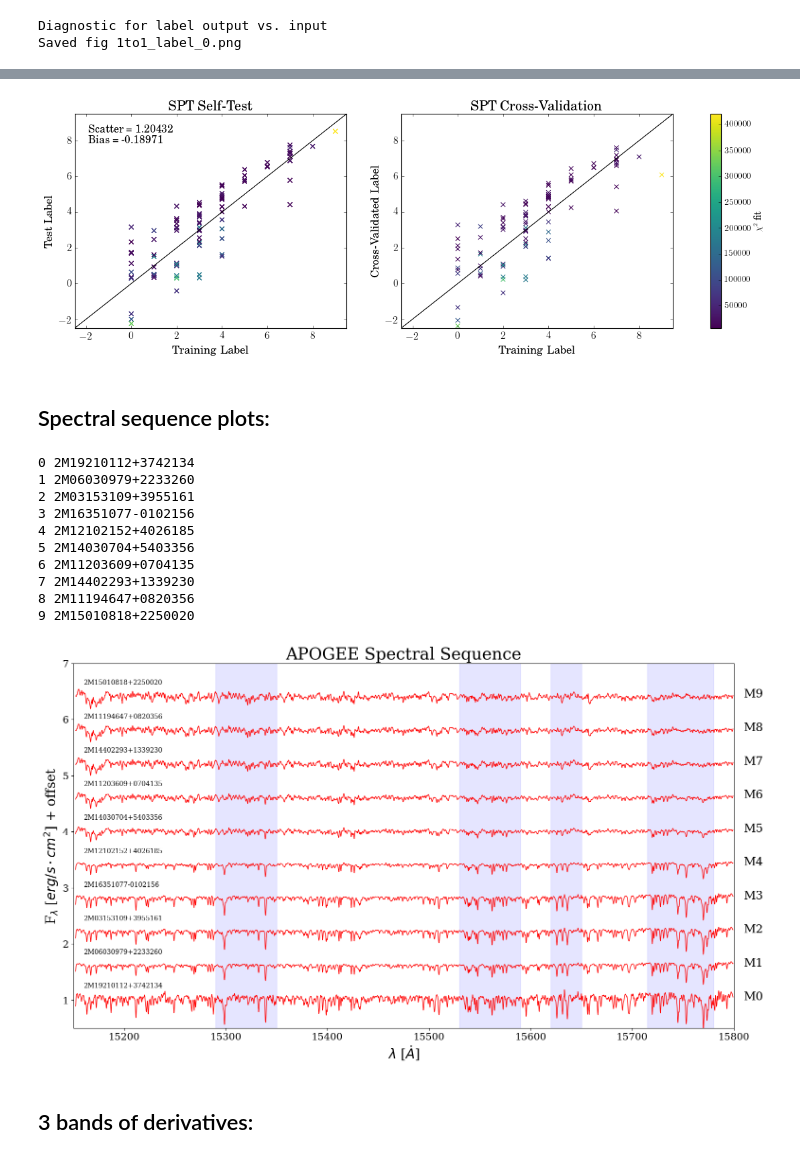
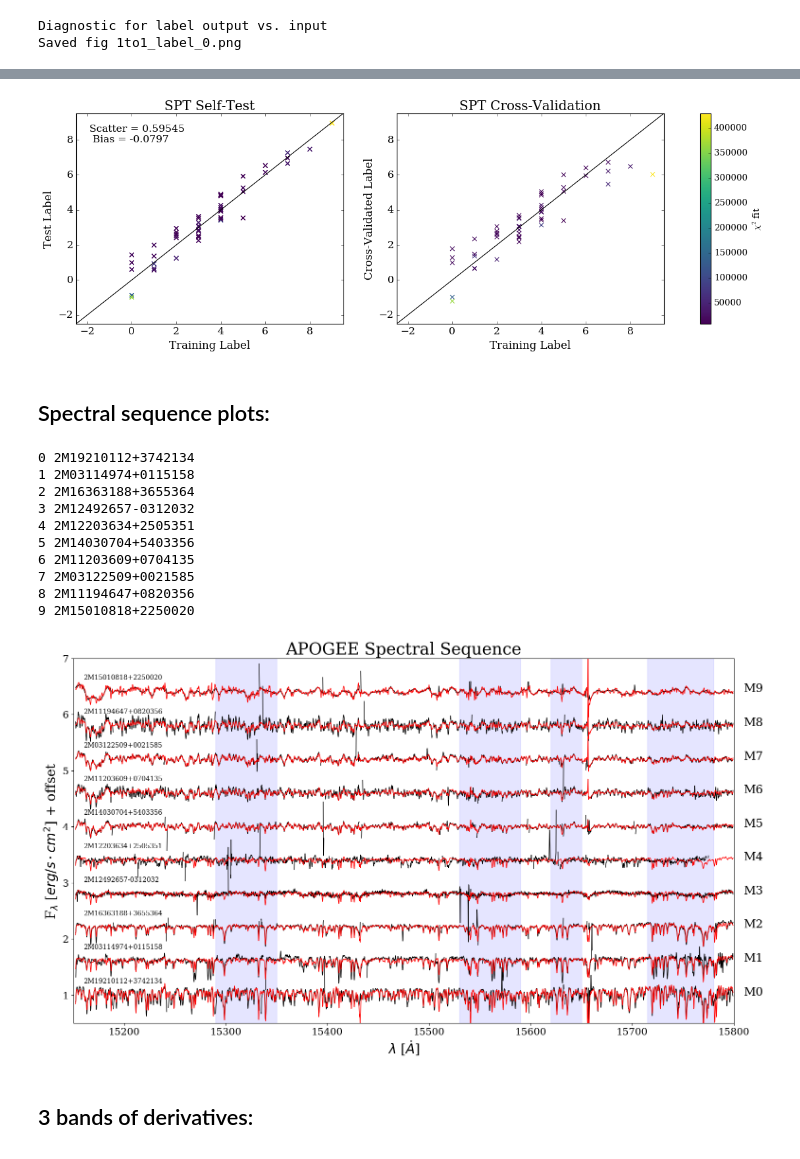
Before and after one commit to jbirky/Mdwarf_project, a Jupyter notebook: cannon_runs/west/run_cannon.ipynb, the cells around one changed output, grey strips where cells are left out. Drawn from its saved outputs; the diff is of its cells as text; code cells hidden in the pictures.

```diff
--- a/cannon_runs/west/run_cannon.ipynb
+++ b/cannon_runs/west/run_cannon.ipynb
@@ -24,8 +24,8 @@ AP_PATH = os.environ['APOGEE_DATA']
 line_list = ap.lines
 line_names = line_list.keys()
 # %%
-dfile = AP_PATH + '/training_sets/west_sample_96/'
-rfile = '../train_ref/west_ref_labels_96.csv'
+dfile = AP_PATH + '/training_sets/west_sample_cut/'
+rfile = '../train_ref/west_ref_labels.csv'
 
 ids, wl, tr_flux, tr_ivar = apogee.load_spectra(dfile)
 tr_ID = np.array([x.split('2-')[1].split('.fits')[0] for x in ids])
@@ -174,6 +176,6 @@ cb.set_label(r'$\chi^{2}$ fit', fontsize=12)
 plt.savefig('results/self_and_validation_test_spt_chisq.png')
 plt.show()
 # %% [output]
-[figure, old version]
+[figure, new version]
 # %%
 N = tr_label.shape[0]
@@ -211,40 +213,40 @@ for i in range(10):
     dflux = ds.tr_flux[seq_ind[i]] + .6*i
     mflux = synth[seq_ind[i]] + .6*i
 
     dflux[ds.tr_flux[seq_ind[i]] == 0] = np.nan
     mflux[synth[seq_ind[i]] == 0] = np.nan
 
-#     plt.plot(wl, dflux, color='k', linewidth=1)
+    plt.plot(wl, dflux, color='k', linewidth=1)
     plt.plot(wl, mflux, color='r', linewidth=1)
     plt.text(bands[b][1]+10, np.nanmean(mflux), 'M'+str(i), fontsize=18)
     if b == 0:
         plt.text(bands[b][0]+10, np.nanmean(mflux)+.22, ds.tr_ID[seq_ind[i]])
 
 for h in highlights:
     plt.axvspan(h[0], h[1], color='b', alpha=0.1)
 
 if b == 0:
     plt.title('APOGEE Spectral Sequence', fontsize=25)
 plt.tick_params(axis='both', which='major', labelsize=15)
 plt.ylabel(r'F$_{\lambda}$ [$erg/s \cdot cm^{2}$] + offset', fontsize=20)
 plt.xlabel(r'$\lambda$ [$\mathring{A}$]', fontsize=20)
 plt.xlim(bands[b])
 plt.ylim(.5,7)
 plt.savefig('results/Spectral_Sequence_' + str(b+1) + '.pdf')
 plt.show()
 plt.style.use('classic')
 # %% [output]
 0 2M19210112+3742134
-1 2M06030979+2233260
-2 2M03153109+3955161
-3 2M16351077-0102156
-4 2M12102152+4026185
+1 2M03114974+0115158
+2 2M16363188+3655364
+3 2M12492657-0312032
+4 2M12203634+2505351
 5 2M14030704+5403356
 6 2M11203609+0704135
-7 2M14402293+1339230
+7 2M03122509+0021585
 8 2M11194647+0820356
 9 2M15010818+2250020
-[figure, old version]
+[figure, new version]
 # %% [markdown]
 ## 3 bands of derivatives:
 # %%
```
Also changed, not shown: parts of 12 cells of this notebook, 3 other files.
